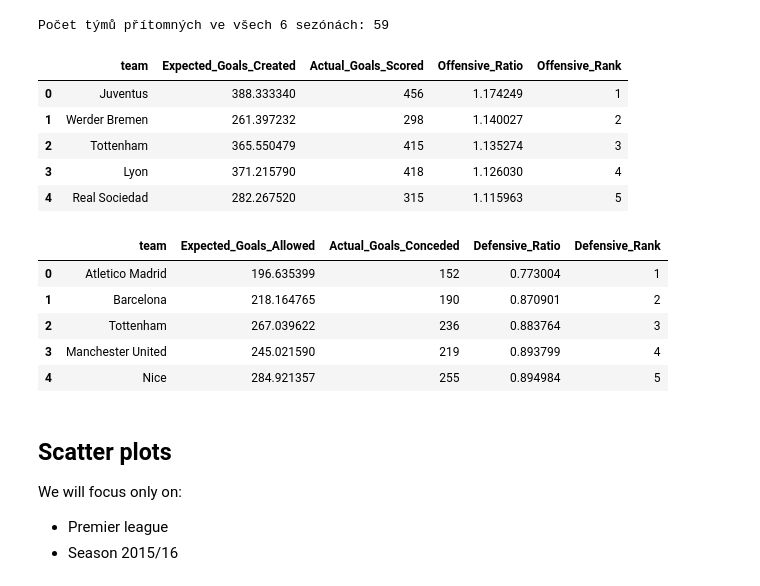
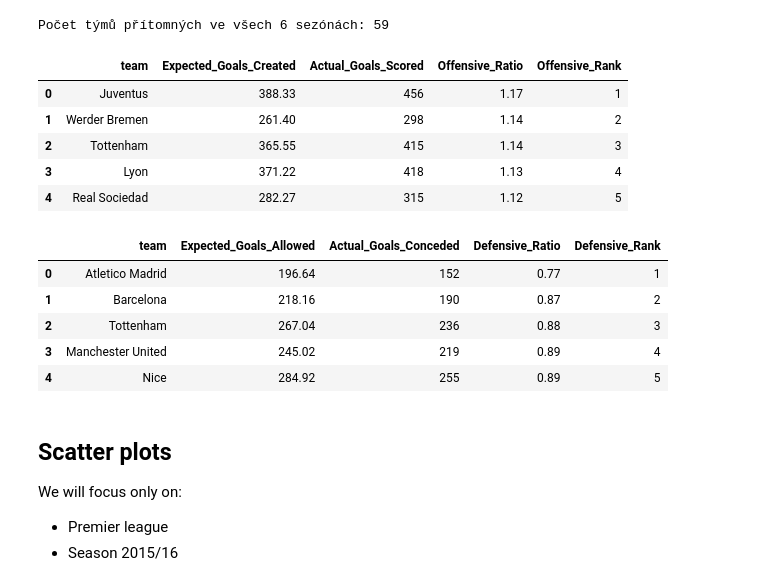
Before and after one commit to xcervenkam/DP, a Jupyter notebook: xG/xG_part.ipynb, the cells around one changed output. Saved outputs shown, nothing was run; the diff lists cells and outputs as text; code cells hidden in the pictures.

Commit message:
updated ratio tables and EPL plots

```diff
--- a/xG/xG_part.ipynb
+++ b/xG/xG_part.ipynb
@@ -254,33 +254,33 @@ Počet týmů přítomných ve všech 6 sezónách: 59
 # %%
 # Offensive ratio
 offensive_all = (
     df_stable.groupby('team')[['xG', 'scored']]
     .sum()
     .rename(columns={
         'xG': 'Expected_Goals_Created',
         'scored': 'Actual_Goals_Scored'
     })
 )
 
 offensive_all['Offensive_Ratio'] = (
     offensive_all['Actual_Goals_Scored'] / offensive_all['Expected_Goals_Created']
 )
 
 offensive_all['Offensive_Rank'] = (
     offensive_all['Offensive_Ratio']
     .rank(ascending=False)
     .astype(int)
 )
 
 offensive_all = offensive_all.sort_values('Offensive_Ratio', ascending=False).reset_index()
-offensive_all.head()
+round(offensive_all.head(), 2)
 # %% [output]
 |  | team | Expected_Goals_Created | Actual_Goals_Scored | Offensive_Ratio | Offensive_Rank |
-| 0 | Juventus | 388.333340 | 456 | 1.174249 | 1 |
-| 1 | Werder Bremen | 261.397232 | 298 | 1.140027 | 2 |
-| 2 | Tottenham | 365.550479 | 415 | 1.135274 | 3 |
-| 3 | Lyon | 371.215790 | 418 | 1.126030 | 4 |
-| 4 | Real Sociedad | 282.267520 | 315 | 1.115963 | 5 |
+| 0 | Juventus | 388.33 | 456 | 1.17 | 1 |
+| 1 | Werder Bremen | 261.40 | 298 | 1.14 | 2 |
+| 2 | Tottenham | 365.55 | 415 | 1.14 | 3 |
+| 3 | Lyon | 371.22 | 418 | 1.13 | 4 |
+| 4 | Real Sociedad | 282.27 | 315 | 1.12 | 5 |
 # %%
 # Defensive ratio
 defensive_all = (
@@ -303,14 +303,14 @@ defensive_all['Defensive_Rank'] = (
 )
 
 defensive_all = defensive_all.sort_values('Defensive_Ratio', ascending=True).reset_index()
-defensive_all.head()
+round(defensive_all.head(), 2)
 # %% [output]
 |  | team | Expected_Goals_Allowed | Actual_Goals_Conceded | Defensive_Ratio | Defensive_Rank |
-| 0 | Atletico Madrid | 196.635399 | 152 | 0.773004 | 1 |
-| 1 | Barcelona | 218.164765 | 190 | 0.870901 | 2 |
-| 2 | Tottenham | 267.039622 | 236 | 0.883764 | 3 |
-| 3 | Manchester United | 245.021590 | 219 | 0.893799 | 4 |
-| 4 | Nice | 284.921357 | 255 | 0.894984 | 5 |
+| 0 | Atletico Madrid | 196.64 | 152 | 0.77 | 1 |
+| 1 | Barcelona | 218.16 | 190 | 0.87 | 2 |
+| 2 | Tottenham | 267.04 | 236 | 0.88 | 3 |
+| 3 | Manchester United | 245.02 | 219 | 0.89 | 4 |
+| 4 | Nice | 284.92 | 255 | 0.89 | 5 |
 # %% [markdown]
 ## Scatter plots
 We will focus only on:
```
Also changed, not shown: parts of 4 cells of this notebook.
